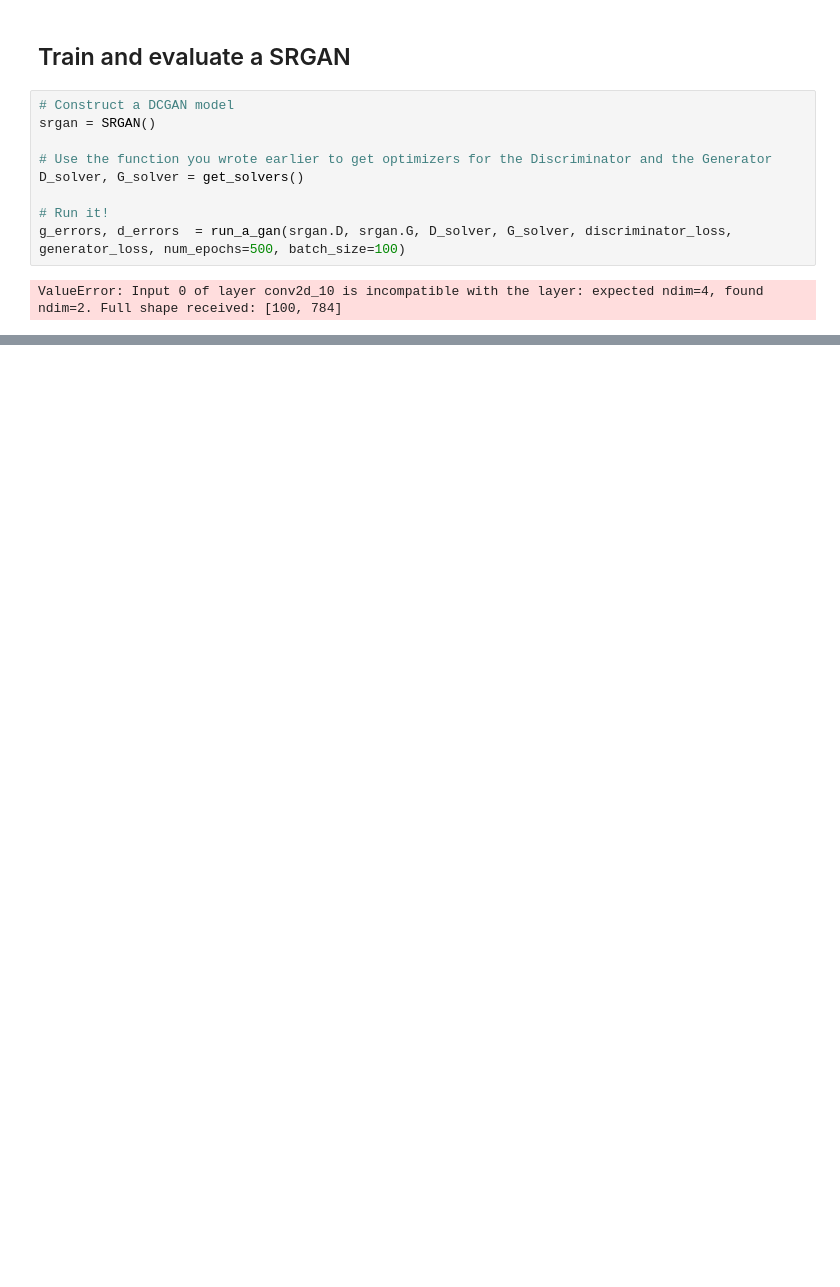
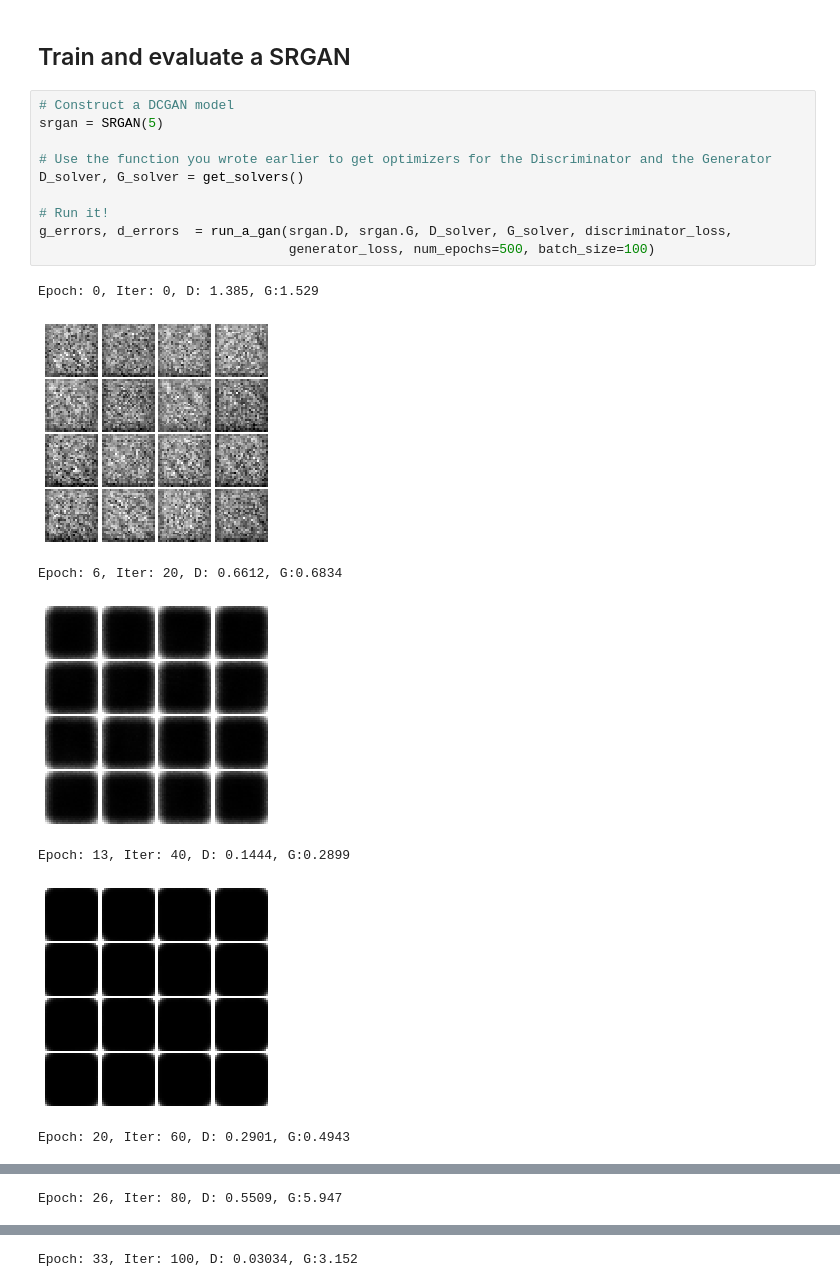
Before and after one commit to priyakasimbeg/cs231n, a Jupyter notebook: deployGAN.ipynb, the cells around one changed output, grey strips where cells are left out. Drawn from its saved outputs; the diff is of its cells as text; blank space fills up the shorter version.

```diff
--- a/deployGAN.ipynb
+++ b/deployGAN.ipynb
@@ -31,12 +27,19 @@ Epoch: 33, Iter: 100, D: 0.02618, G:4.755
 ## Train and evaluate a SRGAN
 # %%
 # Construct a DCGAN model
-srgan = SRGAN()
+srgan = SRGAN(5)
 
 # Use the function you wrote earlier to get optimizers for the Discriminator and the Generator
 D_solver, G_solver = get_solvers()
 
 # Run it!
-g_errors, d_errors  = run_a_gan(srgan.D, srgan.G, D_solver, G_solver, discriminator_loss, generator_loss, num_epochs=500, batch_size=100)
+g_errors, d_errors  = run_a_gan(srgan.D, srgan.G, D_solver, G_solver, discriminator_loss,
+                                generator_loss, num_epochs=500, batch_size=100)
 # %% [output]
-ValueError: Input 0 of layer conv2d_10 is incompatible with the layer: expected ndim=4, found ndim=2. Full shape received: [100, 784]
+Epoch: 0, Iter: 0, D: 1.385, G:1.529
+[figure, added]
+Epoch: 6, Iter: 20, D: 0.6612, G:0.6834
+[figure, added]
+Epoch: 13, Iter: 40, D: 0.1444, G:0.2899
+[figure, added]
+Epoch: 20, Iter: 60, D: 0.2901, G:0.4943
@@ -42,0 +47 @@ ValueError: Input 0 of layer conv2d_10 is incompatible with the layer: expected
+Epoch: 26, Iter: 80, D: 0.5509, G:5.947
@@ -42,0 +49 @@ ValueError: Input 0 of layer conv2d_10 is incompatible with the layer: expected
+Epoch: 33, Iter: 100, D: 0.03034, G:3.152
```
Also changed, not shown: parts of 4 cells of this notebook, 1 other file.
